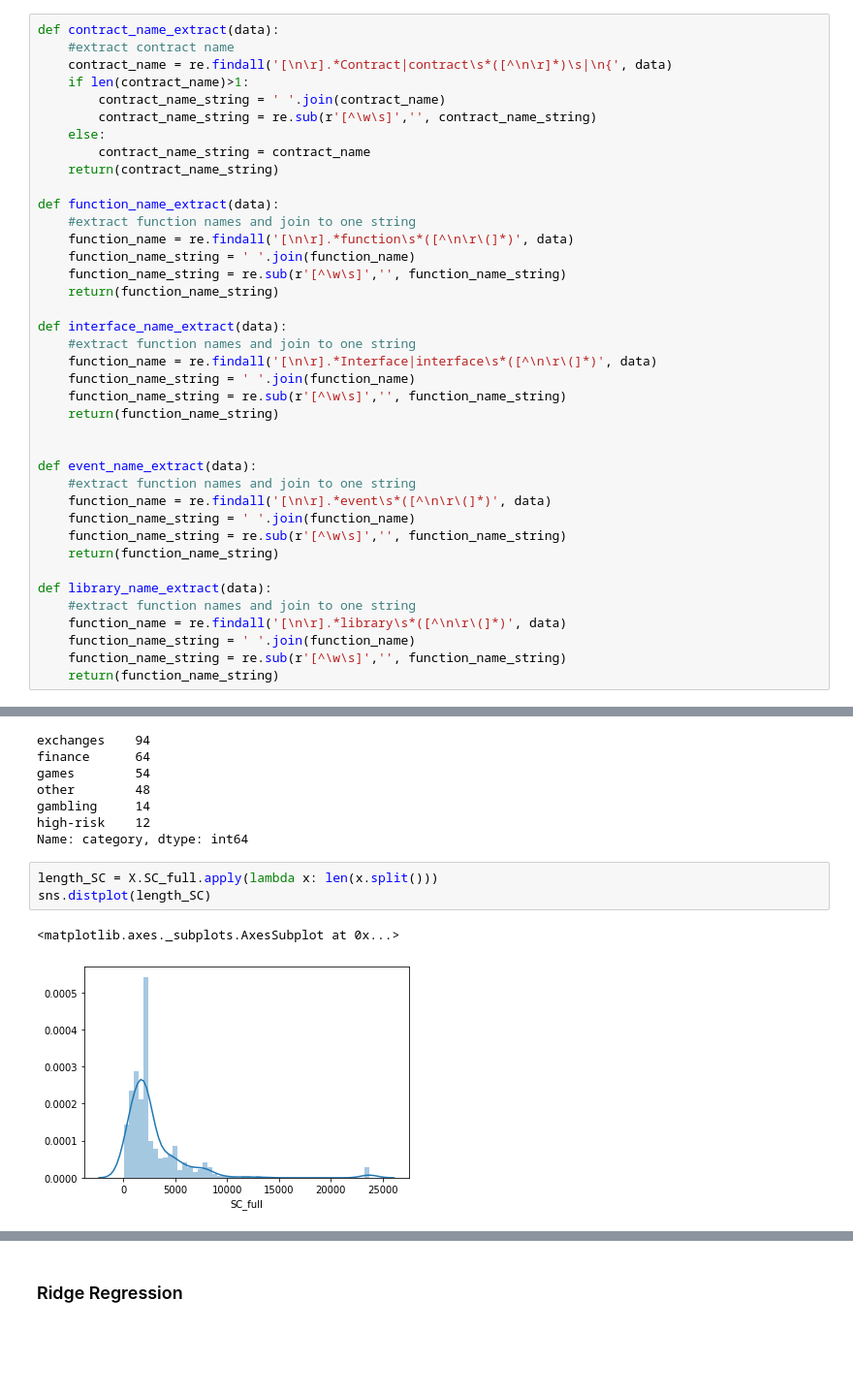
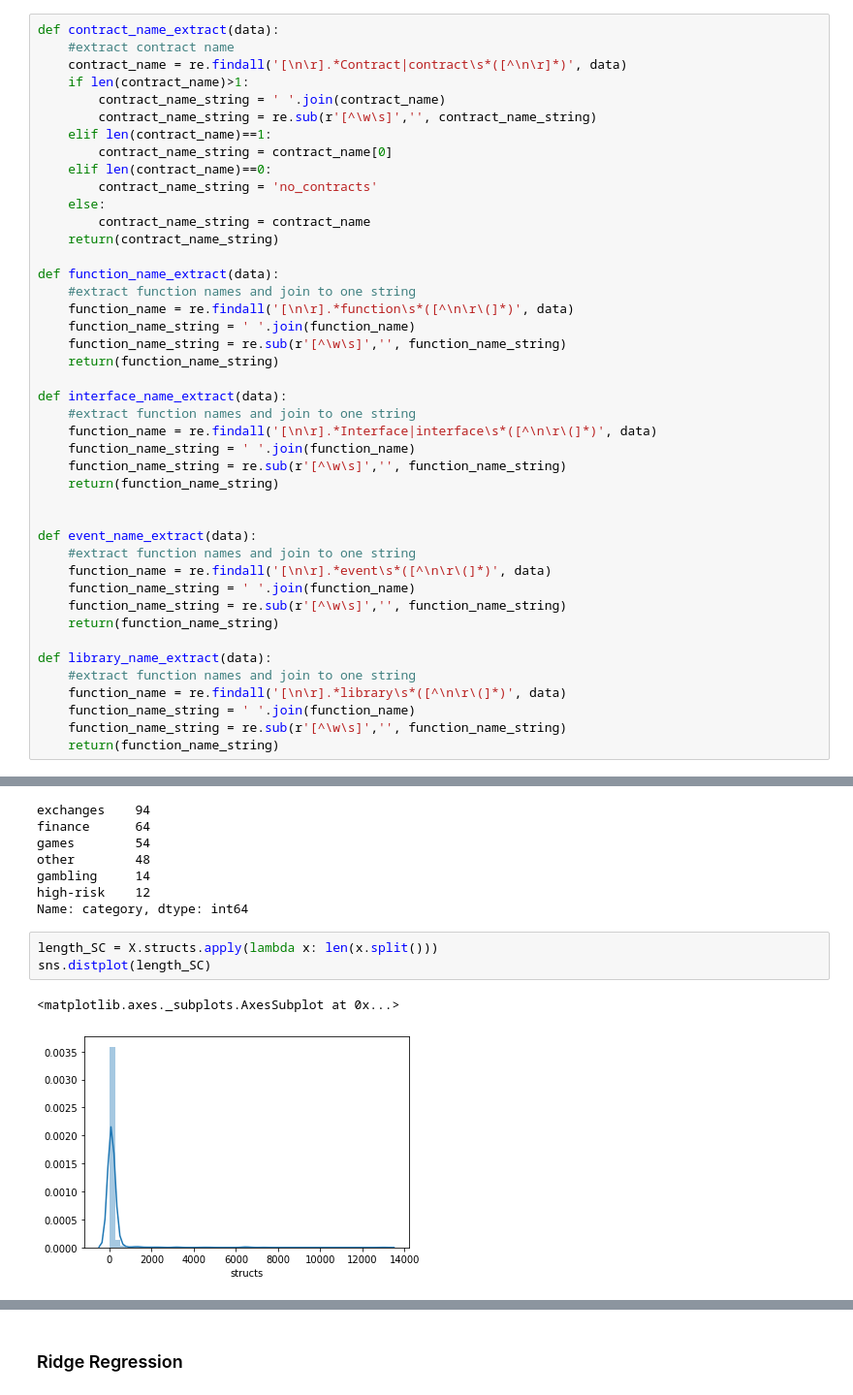
Before and after one commit to QuantLet/USC, a Jupyter notebook: SC-classification/SC-classification-code-features.ipynb, the cells around one changed output, grey strips where cells are left out. Shown: that part at 97% size. Drawn from its saved outputs; the diff is of its cells as text; blank space fills up the shorter version.

```diff
--- a/SC-classification/SC-classification-code-features.ipynb
+++ b/SC-classification/SC-classification-code-features.ipynb
@@ -42,10 +42,14 @@ df.comments.fillna('empty', inplace=True)
 # %%
 def contract_name_extract(data):
     #extract contract name
-    contract_name = re.findall('[\n\r].*Contract|contract\s*([^\n\r]*)\s|\n{', data)
+    contract_name = re.findall('[\n\r].*Contract|contract\s*([^\n\r]*)', data)
     if len(contract_name)>1:
         contract_name_string = ' '.join(contract_name)
         contract_name_string = re.sub(r'[^\w\s]','', contract_name_string)
+    elif len(contract_name)==1:
+        contract_name_string = contract_name[0]
+    elif len(contract_name)==0:
+        contract_name_string = 'no_contracts'
     else:
         contract_name_string = contract_name
     return(contract_name_string)
@@ -139,8 +128,8 @@ gambling     14
 high-risk    12
 Name: category, dtype: int64
 # %%
-length_SC = X.SC_full.apply(lambda x: len(x.split()))
+length_SC = X.structs.apply(lambda x: len(x.split()))
 sns.distplot(length_SC)
 # %% [output]
 <matplotlib.axes._subplots.AxesSubplot at 0x...>
-[figure, old version]
+[figure, new version]
```
Also changed, not shown: parts of 111 cells of this notebook, 1 other file.
